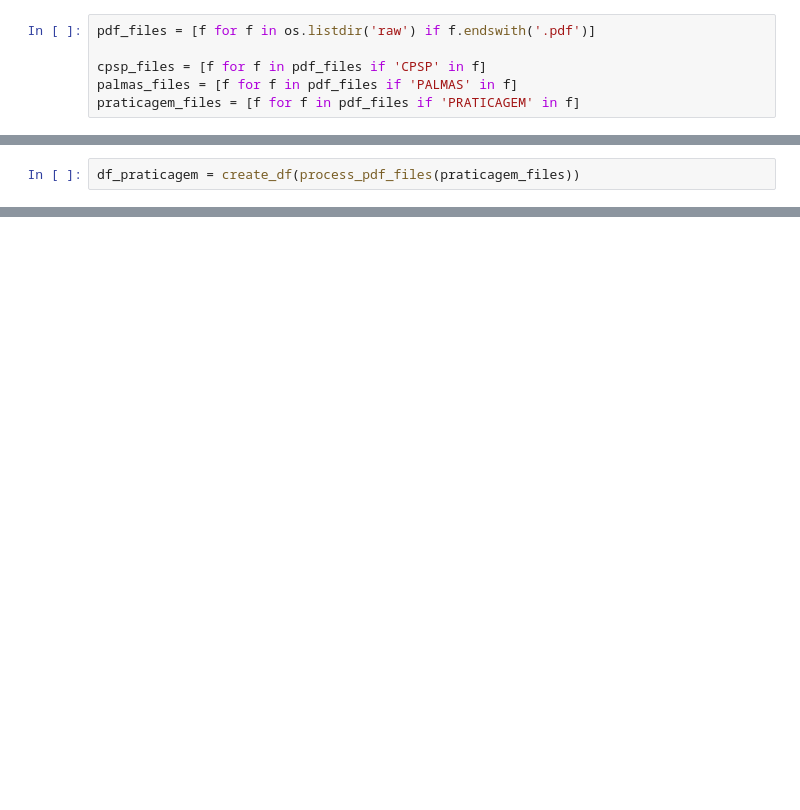
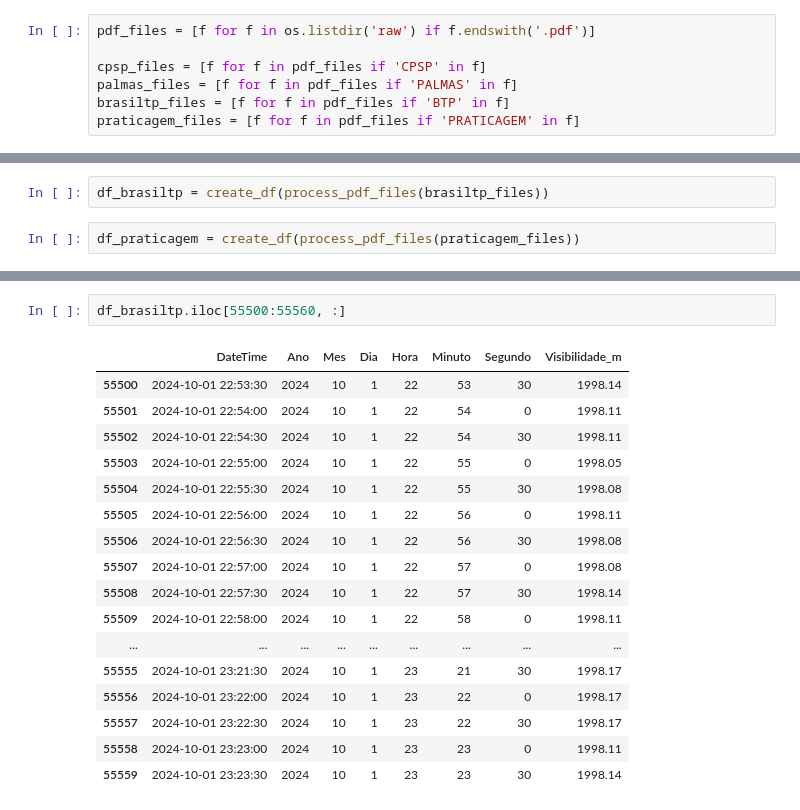
Before and after one commit to gabrielluizone/NebulaPredictor, a Jupyter notebook: Data Analysis/Read-pdf.ipynb, the cells around one changed output, grey strips where cells are left out. Drawn from its saved outputs; the diff is of its cells as text; blank space fills up the shorter version.

```diff
--- a/Data Analysis/Read-pdf.ipynb
+++ b/Data Analysis/Read-pdf.ipynb
@@ -13,6 +13,7 @@ pdf_files = [f for f in os.listdir('raw') if f.endswith('.pdf')]
 
 cpsp_files = [f for f in pdf_files if 'CPSP' in f]
 palmas_files = [f for f in pdf_files if 'PALMAS' in f]
+brasiltp_files = [f for f in pdf_files if 'BTP' in f]
 praticagem_files = [f for f in pdf_files if 'PRATICAGEM' in f]
 # %%
 def process_pdf_files(files):
@@ -100,6 +101,8 @@ def create_df(data):
 df_cpsp = create_df(process_pdf_files(cpsp_files))
 # %%
 df_palmas = create_df(process_pdf_files(palmas_files))
+# %%
+df_brasiltp = create_df(process_pdf_files(brasiltp_files))
 # %%
 df_praticagem = create_df(process_pdf_files(praticagem_files))
 # %%
@@ -129,0 +132,20 @@ df_praticagem
+# %%
+df_brasiltp.iloc[55500:55560, :]
+# %% [output]
+|  | DateTime | Ano | Mes | Dia | Hora | Minuto | Segundo | Visibilidade_m |
+| 55500 | 2024-10-01 22:53:30 | 2024 | 10 | 1 | 22 | 53 | 30 | 1998.14 |
+| 55501 | 2024-10-01 22:54:00 | 2024 | 10 | 1 | 22 | 54 | 0 | 1998.11 |
+| 55502 | 2024-10-01 22:54:30 | 2024 | 10 | 1 | 22 | 54 | 30 | 1998.11 |
+| 55503 | 2024-10-01 22:55:00 | 2024 | 10 | 1 | 22 | 55 | 0 | 1998.05 |
+| 55504 | 2024-10-01 22:55:30 | 2024 | 10 | 1 | 22 | 55 | 30 | 1998.08 |
+| 55505 | 2024-10-01 22:56:00 | 2024 | 10 | 1 | 22 | 56 | 0 | 1998.11 |
+| 55506 | 2024-10-01 22:56:30 | 2024 | 10 | 1 | 22 | 56 | 30 | 1998.08 |
+| 55507 | 2024-10-01 22:57:00 | 2024 | 10 | 1 | 22 | 57 | 0 | 1998.08 |
+| 55508 | 2024-10-01 22:57:30 | 2024 | 10 | 1 | 22 | 57 | 30 | 1998.14 |
+| 55509 | 2024-10-01 22:58:00 | 2024 | 10 | 1 | 22 | 58 | 0 | 1998.11 |
+| ... | ... | ... | ... | ... | ... | ... | ... | ... |
+| 55555 | 2024-10-01 23:21:30 | 2024 | 10 | 1 | 23 | 21 | 30 | 1998.17 |
+| 55556 | 2024-10-01 23:22:00 | 2024 | 10 | 1 | 23 | 22 | 0 | 1998.17 |
+| 55557 | 2024-10-01 23:22:30 | 2024 | 10 | 1 | 23 | 22 | 30 | 1998.17 |
+| 55558 | 2024-10-01 23:23:00 | 2024 | 10 | 1 | 23 | 23 | 0 | 1998.11 |
+| 55559 | 2024-10-01 23:23:30 | 2024 | 10 | 1 | 23 | 23 | 30 | 1998.14 |
```
Also changed, not shown: parts of 3 cells of this notebook.
